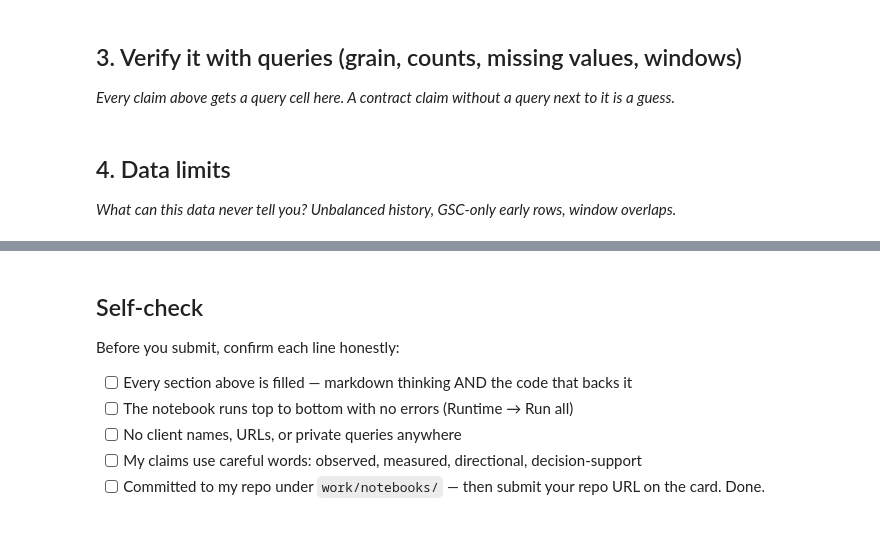
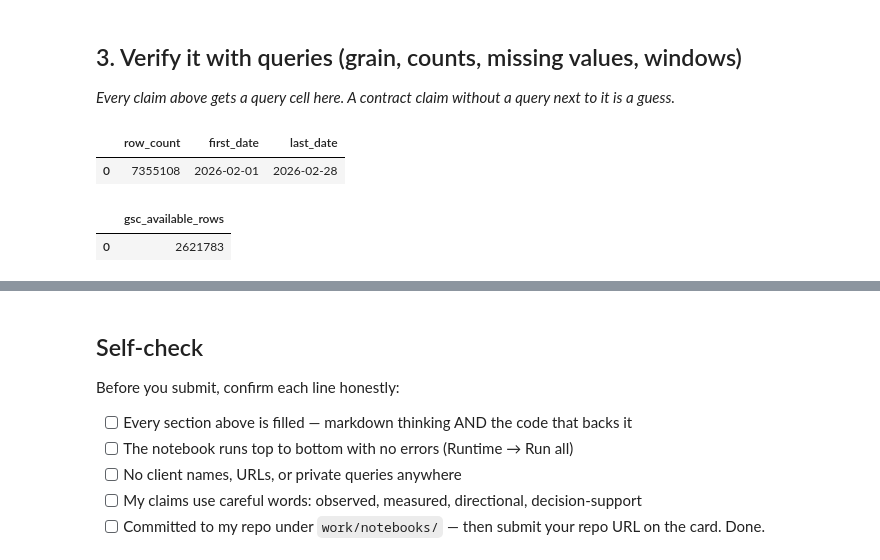
Before and after one commit to Vasavijoshi/flyrank-ml-internship, a Jupyter notebook: work/notebooks/w03_data_contract.ipynb, the cells around one changed output, grey strips where cells are left out. Cells and saved outputs as stored; diff of their text form; code cells hidden in the pictures; blank space fills up the shorter version.

```diff
--- a/work/notebooks/w03_data_contract.ipynb
+++ b/work/notebooks/w03_data_contract.ipynb
@@ -24,10 +92,41 @@ This skeleton is yours to fill. Work the sections **in order** — each one has
 ## 3. Verify it with queries (grain, counts, missing values, windows)
 
 *Every claim above gets a query cell here. A contract claim without a query next to it is a guess.*
+# %%
+# Query 2: row count and date span for the February feature window
+
+row_window_check = con.sql(f"""
+SELECT
+    COUNT(*) AS row_count,
+    MIN(report_date) AS first_date,
+    MAX(report_date) AS last_date
+FROM read_parquet(
+    '{rel}/fact_content_daily_performance/**/*.parquet',
+    hive_partitioning = true
+)
+WHERE month = '2026-02';
+""")
+display(row_window_check.df())
+# %% [output]
+|  | row_count | first_date | last_date |
+| 0 | 7355108 | 2026-02-01 | 2026-02-28 |
 # %%
 # This cell is for CODE (numbers, a query, a check).
 # Write your text answer in the cell ABOVE this one — typing sentences here breaks Run All.
+# Query 3: GSC availability in the February feature window
+
+availability_check = con.sql(f"""
+SELECT
+    COUNT(*) AS gsc_available_rows
+FROM read_parquet(
+    '{rel}/fact_content_daily_performance/**/*.parquet',
+    hive_partitioning = true
+)
+WHERE month = '2026-02'
+  AND gsc_data_available IS TRUE;
+""")
+
+display(availability_check.df())
+# %% [output]
+|  | gsc_available_rows |
+| 0 | 2621783 |
-# %% [markdown]
-## 4. Data limits
-
-*What can this data never tell you? Unbalanced history, GSC-only early rows, window overlaps.*
```
Also changed, not shown: parts of 12 cells of this notebook.
